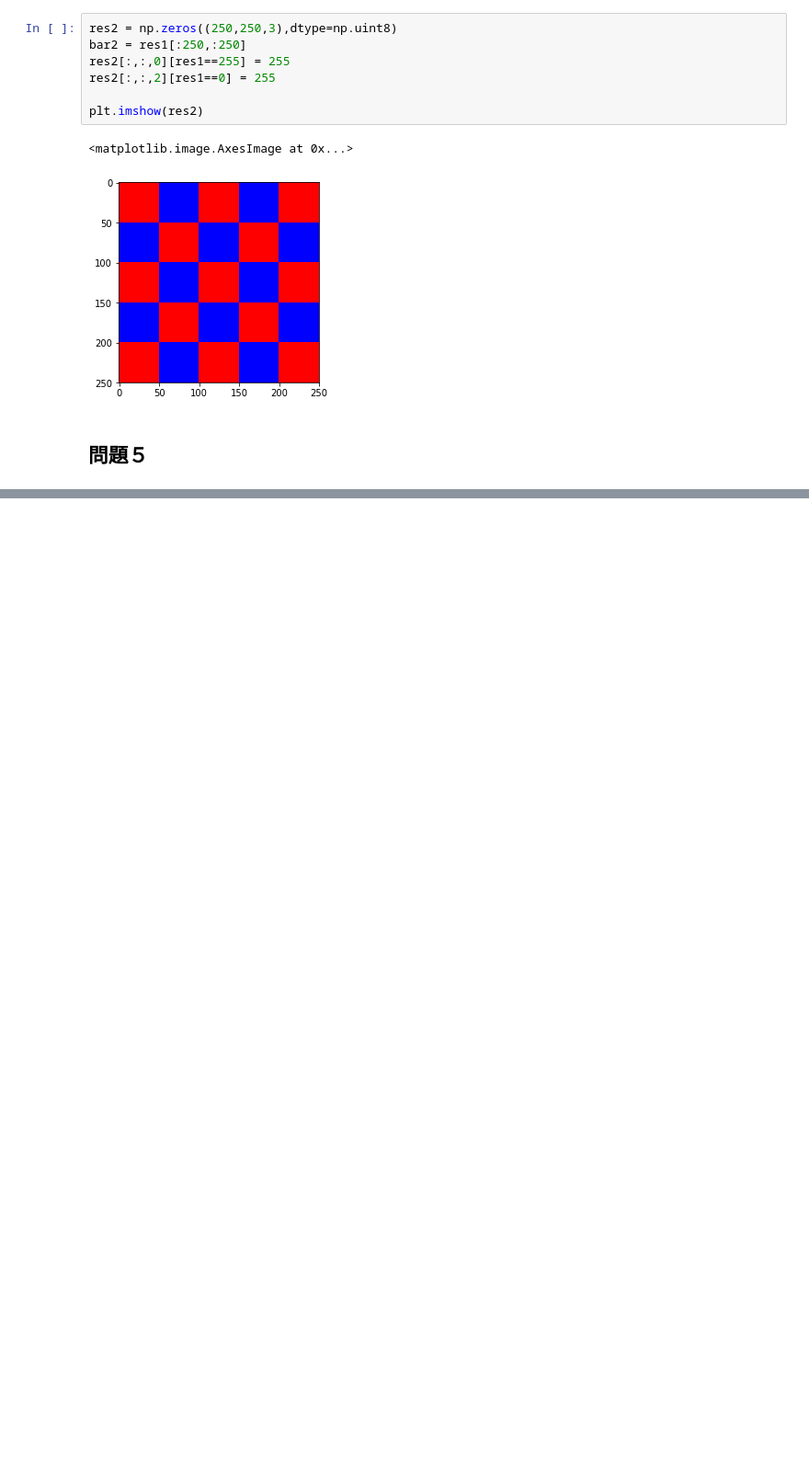
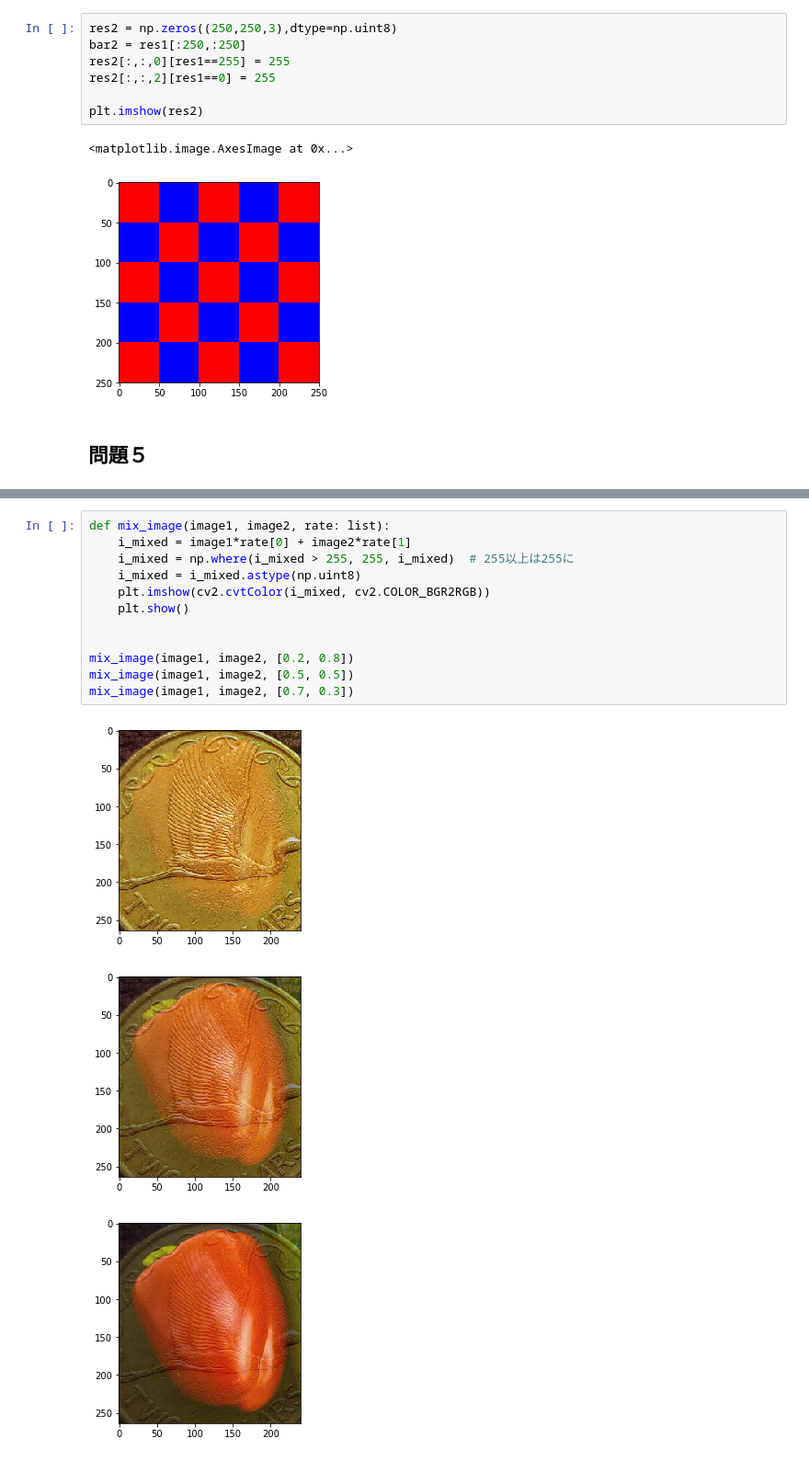
Before and after one commit to fumuumuf/train-dsp, a Jupyter notebook: work/chap02/章末問題.ipynb, the cells around one changed output, grey strips where cells are left out. Shown at 92% size. Cells and saved outputs as stored; diff of their text form; blank space fills up the shorter version.

```diff
--- a/work/chap02/章末問題.ipynb
+++ b/work/chap02/章末問題.ipynb
@@ -81,0 +102,16 @@ plt.imshow(res3)
+# %%
+def mix_image(image1, image2, rate: list):
+    i_mixed = image1*rate[0] + image2*rate[1]
+    i_mixed = np.where(i_mixed > 255, 255, i_mixed)  # 255以上は255に
+    i_mixed = i_mixed.astype(np.uint8)
+    plt.imshow(cv2.cvtColor(i_mixed, cv2.COLOR_BGR2RGB))
+    plt.show()
+
+
+mix_image(image1, image2, [0.2, 0.8])
+mix_image(image1, image2, [0.5, 0.5])
+mix_image(image1, image2, [0.7, 0.3])
+# %% [output]
+[figure, added]
+[figure, added]
+[figure, added]
```
Also changed, not shown: parts of 3 cells of this notebook, 1 other file.
